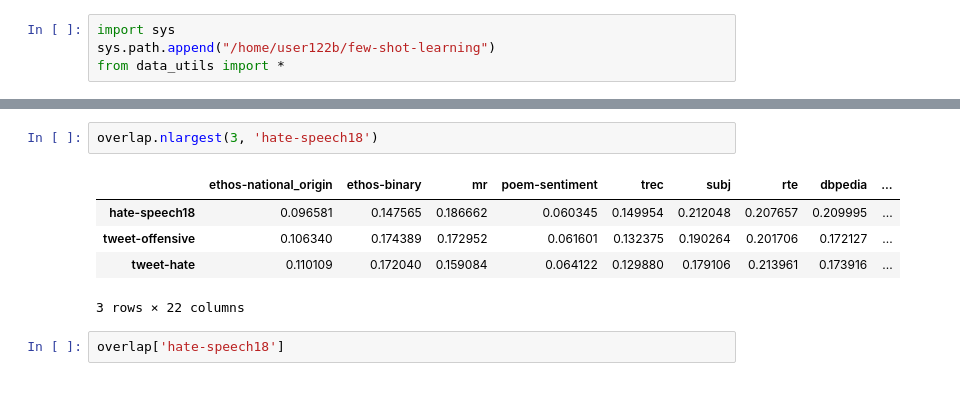
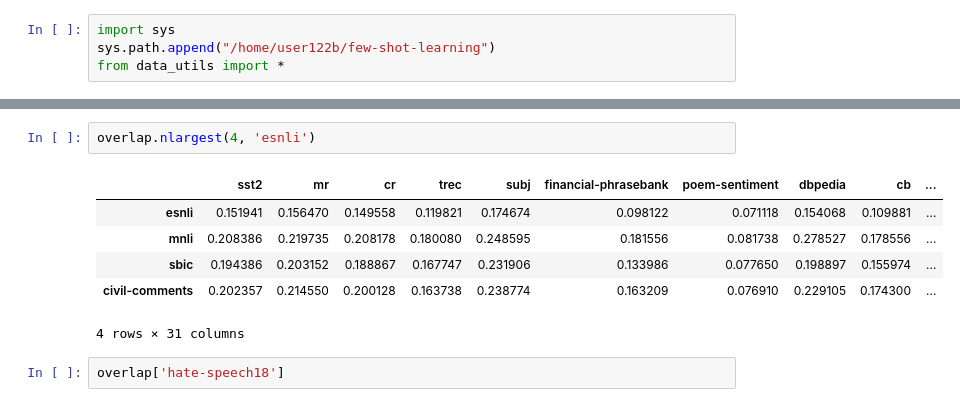
Before and after one commit to Lainshower/In-Context-Calibration, a Jupyter notebook: overlap_plot.ipynb, the cells around one changed output, grey strips where cells are left out. Saved outputs shown, nothing was run; the diff lists cells and outputs as text.

```diff
--- a/overlap_plot.ipynb
+++ b/overlap_plot.ipynb
@@ -119,11 +128,12 @@ plt.show()
-# %%
-overlap.nlargest(3, 'hate-speech18')
-# %% [output]
-|  | ethos-national_origin | ethos-binary | mr | poem-sentiment | trec | subj | rte | dbpedia | ... |
-| hate-speech18 | 0.096581 | 0.147565 | 0.186662 | 0.060345 | 0.149954 | 0.212048 | 0.207657 | 0.209995 | ... |
-| tweet-offensive | 0.106340 | 0.174389 | 0.172952 | 0.061601 | 0.132375 | 0.190264 | 0.201706 | 0.172127 | ... |
-| tweet-hate | 0.110109 | 0.172040 | 0.159084 | 0.064122 | 0.129880 | 0.179106 | 0.213961 | 0.173916 | ... |
-3 rows × 22 columns
+# %%
+overlap.nlargest(4, 'esnli')
+# %% [output]
+|  | sst2 | mr | cr | trec | subj | financial-phrasebank | poem-sentiment | dbpedia | cb | ... |
+| esnli | 0.151941 | 0.156470 | 0.149558 | 0.119821 | 0.174674 | 0.098122 | 0.071118 | 0.154068 | 0.109881 | ... |
+| mnli | 0.208386 | 0.219735 | 0.208178 | 0.180080 | 0.248595 | 0.181556 | 0.081738 | 0.278527 | 0.178556 | ... |
+| sbic | 0.194386 | 0.203152 | 0.188867 | 0.167747 | 0.231906 | 0.133986 | 0.077650 | 0.198897 | 0.155974 | ... |
+| civil-comments | 0.202357 | 0.214550 | 0.200128 | 0.163738 | 0.238774 | 0.163209 | 0.076910 | 0.229105 | 0.174300 | ... |
+4 rows × 31 columns
 # %%
 overlap['hate-speech18']
 # %% [output]
```
Also changed, not shown: parts of 3 cells of this notebook, 8 other files.
